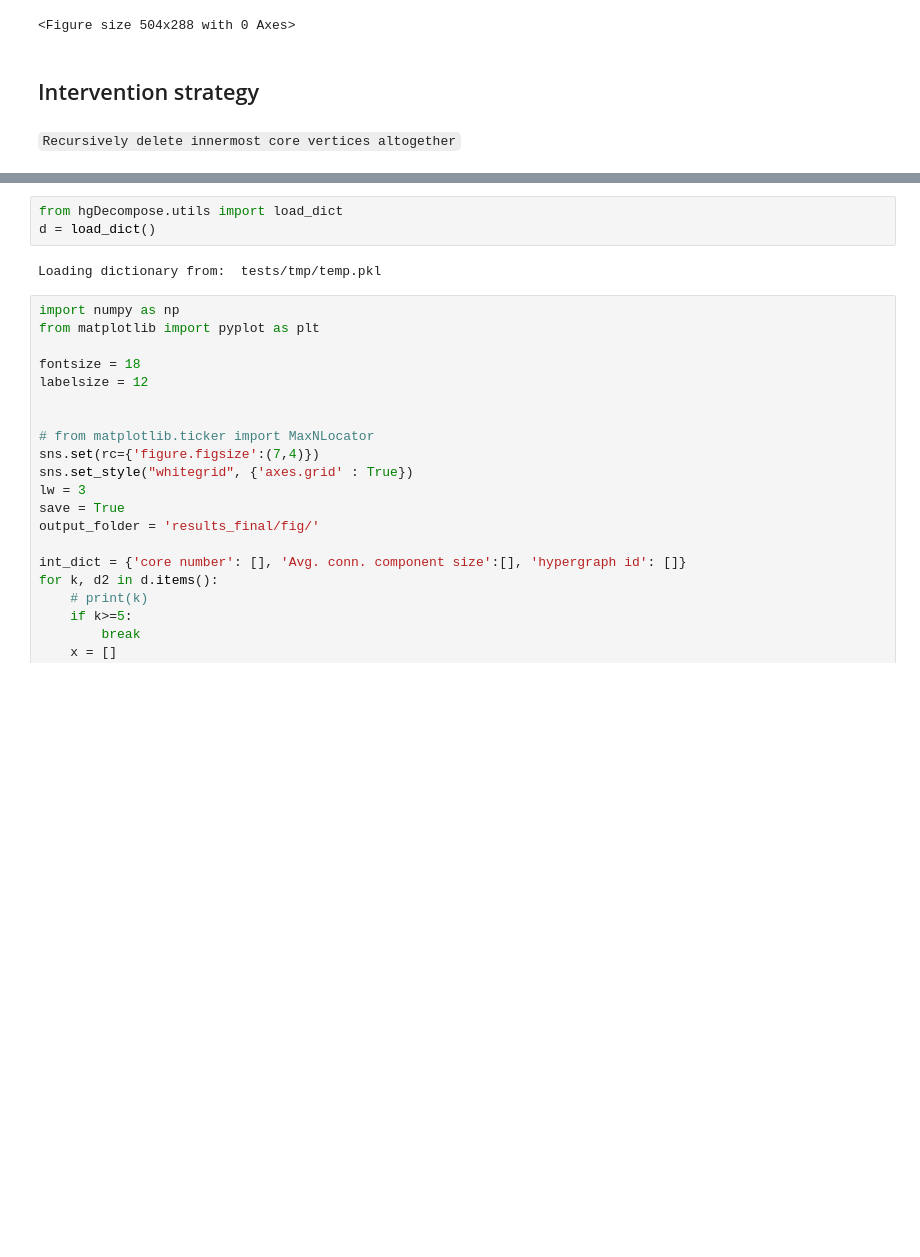
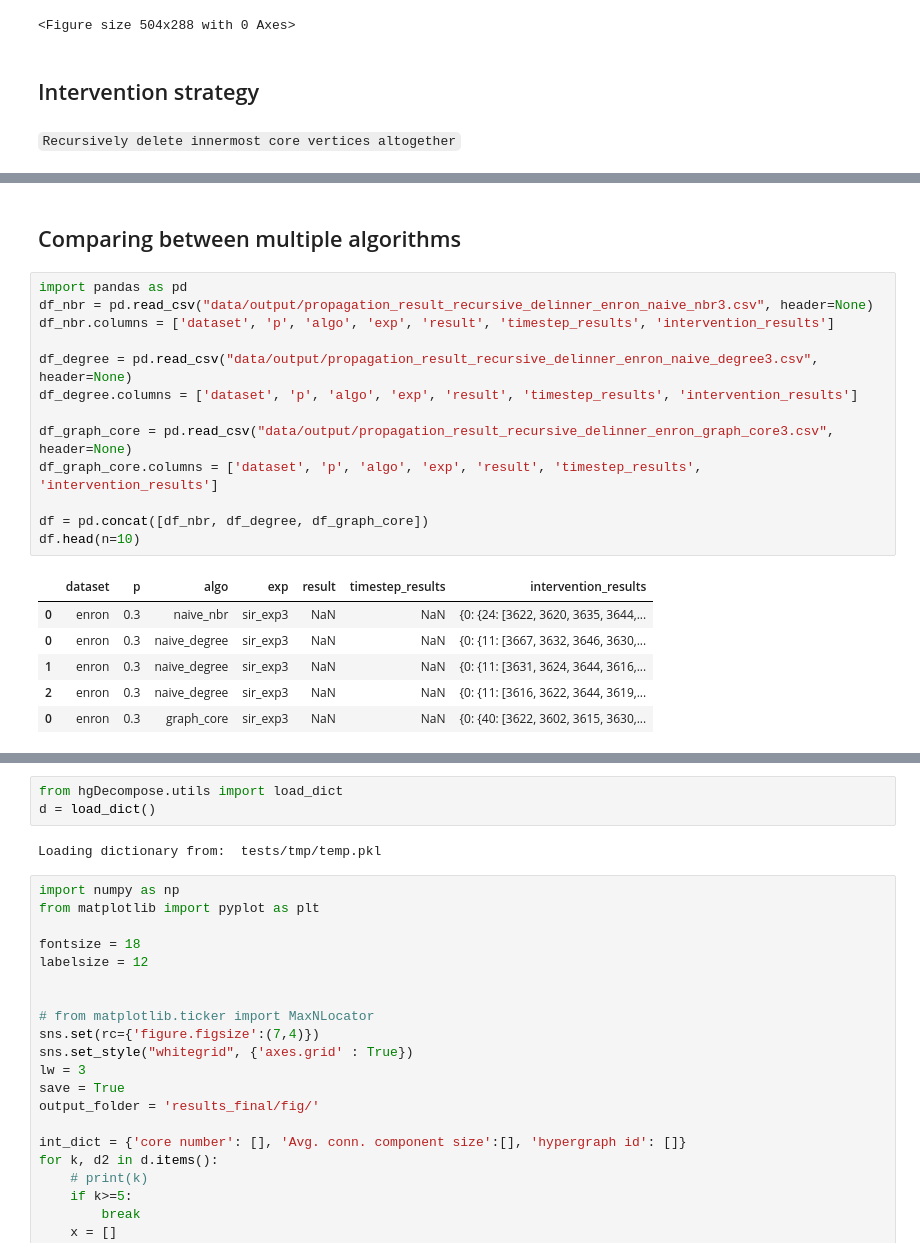
Before and after one commit to bishwamittra/scripts_hg-core-decomposition, a Jupyter notebook: read_output(naheed).ipynb, the cells around one changed output, grey strips where cells are left out. Cells and saved outputs as stored; diff of their text form; blank space fills up the shorter version.

```diff
--- a/read_output(naheed).ipynb
+++ b/read_output(naheed).ipynb
@@ -2100 +2106,23 @@ default_03_propagation
 <Figure size 504x288 with 0 Axes>
+# %% [markdown]
+## Comparing between multiple algorithms
+# %%
+import pandas as pd
+df_nbr = pd.read_csv("data/output/propagation_result_recursive_delinner_enron_naive_nbr3.csv", header=None)
+df_nbr.columns = ['dataset', 'p', 'algo', 'exp', 'result', 'timestep_results', 'intervention_results']
+
+df_degree = pd.read_csv("data/output/propagation_result_recursive_delinner_enron_naive_degree3.csv", header=None)
+df_degree.columns = ['dataset', 'p', 'algo', 'exp', 'result', 'timestep_results', 'intervention_results']
+
+df_graph_core = pd.read_csv("data/output/propagation_result_recursive_delinner_enron_graph_core3.csv", header=None)
+df_graph_core.columns = ['dataset', 'p', 'algo', 'exp', 'result', 'timestep_results', 'intervention_results']
+
+df = pd.concat([df_nbr, df_degree, df_graph_core])
+df.head(n=10)
+# %% [output]
+|  | dataset | p | algo | exp | result | timestep_results | intervention_results |
+| 0 | enron | 0.3 | naive_nbr | sir_exp3 | NaN | NaN | {0: {24: [3622, 3620, 3635, 3644,... |
+| 0 | enron | 0.3 | naive_degree | sir_exp3 | NaN | NaN | {0: {11: [3667, 3632, 3646, 3630,... |
+| 1 | enron | 0.3 | naive_degree | sir_exp3 | NaN | NaN | {0: {11: [3631, 3624, 3644, 3616,... |
+| 2 | enron | 0.3 | naive_degree | sir_exp3 | NaN | NaN | {0: {11: [3616, 3622, 3644, 3619,... |
+| 0 | enron | 0.3 | graph_core | sir_exp3 | NaN | NaN | {0: {40: [3622, 3602, 3615, 3630,... |
```
Also changed, not shown: parts of 3 cells of this notebook.
